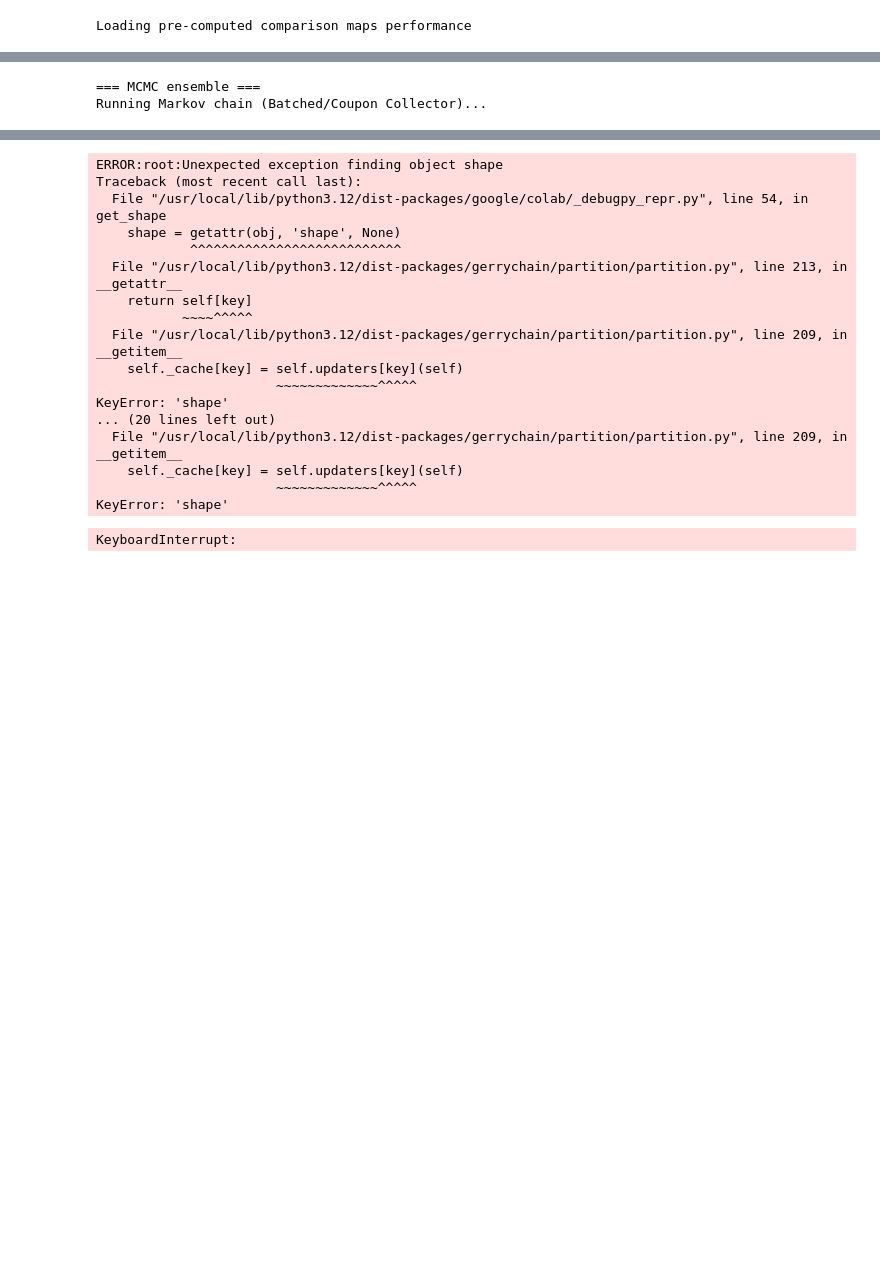
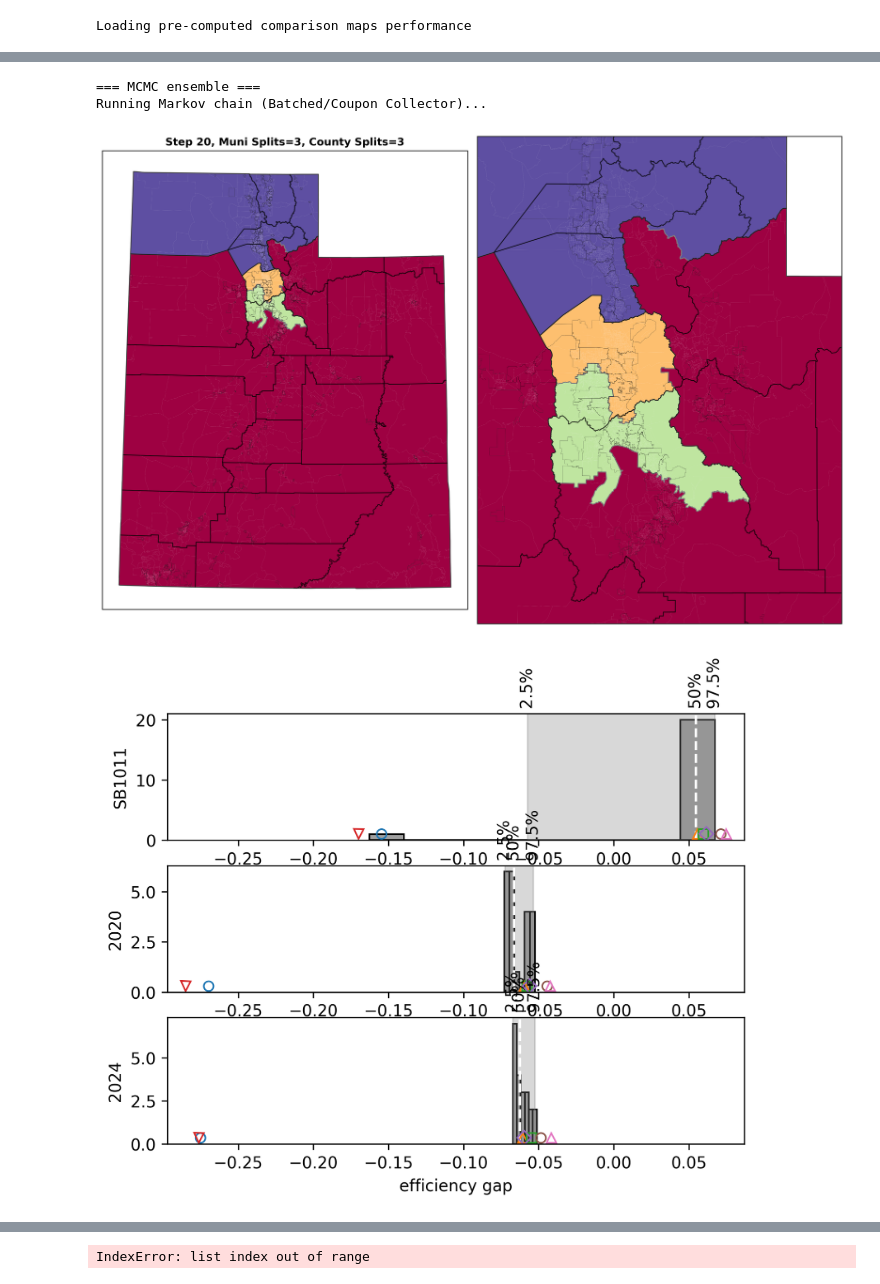
Before and after one commit to samadams8/UT_GerryChain, a Jupyter notebook: prop4_criteria.ipynb, the cells around one changed output, grey strips where cells are left out. Drawn from its saved outputs; the diff is of its cells as text; code cells hidden in the pictures; blank space fills up the shorter version.

Commit message:
Offline notebook changes

```diff
--- a/prop4_criteria.ipynb
+++ b/prop4_criteria.ipynb
@@ -31,5 +11,8 @@ Mounted at /content/drive
 # %%
-outputs_path = "/content/drive/MyDrive/UT_GerryChain" # @param {"type":"string"}
+# outputs_path = "/content/drive/MyDrive/UT_GerryChain" # @param {"type":"string"}
+# repo_dir = "UT_GerryChain"
+outputs_path = "output/gcloud"
+repo_dir = "."
 map_type = "us_house" # @param ["us_house","ut_house","ut_senate"]
 # %%
 import os
@@ -45,7 +28,7 @@ from gerrychain.chain import MarkovChain
 nbh.suppress_colab_warnings()
 
 # Retrieves basic configuration parameters based on type of maps to draw
-params = nbh.get_notebook_params(map_type, repo_dir='UT_GerryChain')
+params = nbh.get_notebook_params(map_type, repo_dir=repo_dir)
 # Total number of maps to draw
 num_steps = 100
 
@@ -245,7 +229,7 @@ Loading pre-computed comparison maps performance
 from gerrychain.accept import always_accept
 import utgc.plotting as gcplt
 
-munis, counties = nbh.load_boundaries_from_shapefiles(repo_dir='UT_GerryChain')
+munis, counties = nbh.load_boundaries_from_shapefiles(repo_dir=repo_dir)
 
 initial_partition = geo.build_partition(
     pop_key=params["data_tag"],
@@ -287,6 +271,7 @@ output_path = os.path.join(save_dir, "output.jsonl")
 
 # For inline display and update of figure
 handles = [
+    display(display_id=True),
     display(display_id=True),
     display(display_id=True),
     display(display_id=True),
@@ -330,31 +315,33 @@ with open(output_path, file_mode) as f:
 
         partition.parent = None
 
         # Update the display handle with the new image
         img_path = os.path.join(save_dir, "maps", f"step_{step_number:05d}.png")
         handles[0].update(Image(filename=img_path))
 
         if step_number >= 5 and step_number % 5 == 0:
             handles[1].update(nbh.multi_distribution_figure(
                 ["SB1011", "2020", "2024"], "efficiency_gap",
                 output_path, comparison_maps
             ))
             handles[2].update(nbh.multi_distribution_figure(
                 ["SB1011", "2020", "2024"], "majority_seats",
                 output_path, comparison_maps
             ))
-            handles[3].update(nbh.partisan_shares_figure(
+            handles[3].update(nbh.multi_districts_figure(
                 ["SB1011", "2020", "2024"],
                 "majority_partisan_shares",
                 output_path,
                 comparison_maps
             ))
             handles[4].update(nbh.multi_distribution_figure(
                 ["SB1011", "2020", "2024"], "stdev_partisan_share",
                 output_path, comparison_maps
             ))
 
 print("Done!")
 # %% [output]
 === MCMC ensemble ===
 Running Markov chain (Batched/Coupon Collector)...
+[figure, added]
+[figure, added]
@@ -361,18 +350 @@ Running Markov chain (Batched/Coupon Collector)...
-ERROR:root:Unexpected exception finding object shape
-Traceback (most recent call last):
-  File "/usr/local/lib/python3.12/dist-packages/google/colab/_debugpy_repr.py", line 54, in get_shape
-    shape = getattr(obj, 'shape', None)
-            ^^^^^^^^^^^^^^^^^^^^^^^^^^^
-  File "/usr/local/lib/python3.12/dist-packages/gerrychain/partition/partition.py", line 213, in __getattr__
-    return self[key]
-           ~~~~^^^^^
-  File "/usr/local/lib/python3.12/dist-packages/gerrychain/partition/partition.py", line 209, in __getitem__
-    self._cache[key] = self.updaters[key](self)
-                       ~~~~~~~~~~~~~^^^^^
-KeyError: 'shape'
-... (20 lines left out)
-  File "/usr/local/lib/python3.12/dist-packages/gerrychain/partition/partition.py", line 209, in __getitem__
-    self._cache[key] = self.updaters[key](self)
-                       ~~~~~~~~~~~~~^^^^^
-KeyError: 'shape'
+IndexError: list index out of range
-KeyboardInterrupt:
```
Also changed, not shown: parts of 6 cells of this notebook.
